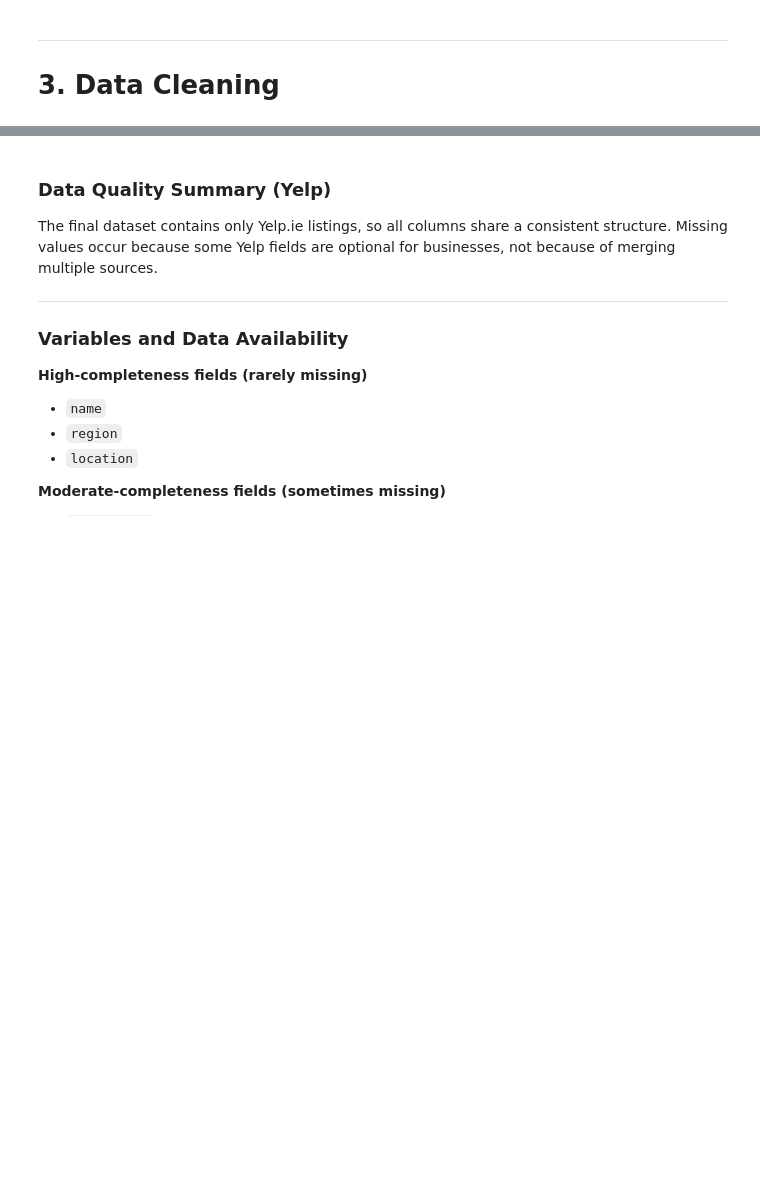
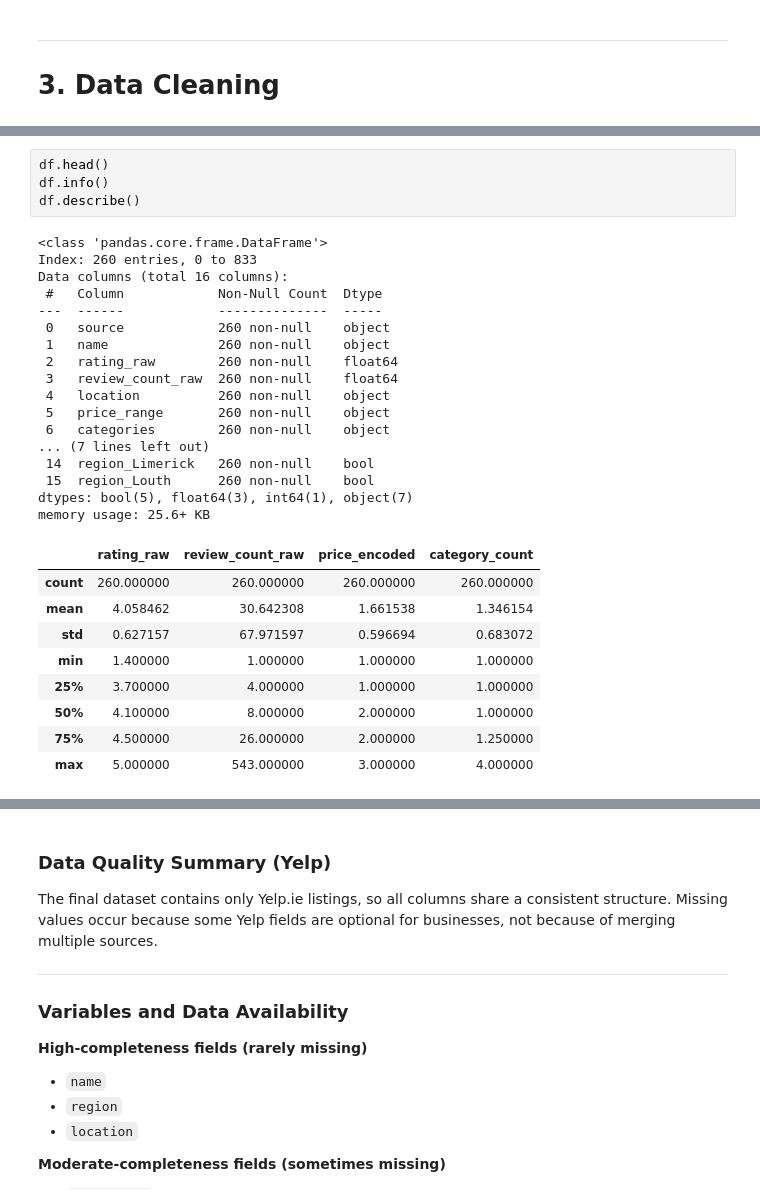
Before and after one commit to vialsiu/irish-bakery-data-science-project, a Jupyter notebook: notebooks/DataAnalysis.ipynb, the cells around one changed output, grey strips where cells are left out. Drawn from its saved outputs; the diff is of its cells as text; blank space fills up the shorter version.

```diff
--- a/notebooks/DataAnalysis.ipynb
+++ b/notebooks/DataAnalysis.ipynb
@@ -27 +149,32 @@ The dataset contains approximately ~1519 bakery listings depending on scrape lim
+# %%
+df.head()
+df.info()
+df.describe()
+# %% [output]
+<class 'pandas.core.frame.DataFrame'>
+Index: 260 entries, 0 to 833
+Data columns (total 16 columns):
+ #   Column            Non-Null Count  Dtype
+---  ------            --------------  -----
+ 0   source            260 non-null    object
+ 1   name              260 non-null    object
+ 2   rating_raw        260 non-null    float64
+ 3   review_count_raw  260 non-null    float64
+ 4   location          260 non-null    object
+ 5   price_range       260 non-null    object
+ 6   categories        260 non-null    object
+... (7 lines left out)
+ 14  region_Limerick   260 non-null    bool
+ 15  region_Louth      260 non-null    bool
+dtypes: bool(5), float64(3), int64(1), object(7)
+memory usage: 25.6+ KB
+|  | rating_raw | review_count_raw | price_encoded | category_count |
+| count | 260.000000 | 260.000000 | 260.000000 | 260.000000 |
+| mean | 4.058462 | 30.642308 | 1.661538 | 1.346154 |
+| std | 0.627157 | 67.971597 | 0.596694 | 0.683072 |
+| min | 1.400000 | 1.000000 | 1.000000 | 1.000000 |
+| 25% | 3.700000 | 4.000000 | 1.000000 | 1.000000 |
+| 50% | 4.100000 | 8.000000 | 2.000000 | 1.000000 |
+| 75% | 4.500000 | 26.000000 | 2.000000 | 1.250000 |
+| max | 5.000000 | 543.000000 | 3.000000 | 4.000000 |
 # %%
```
Also changed, not shown: parts of 7 cells of this notebook, 1 other file.
